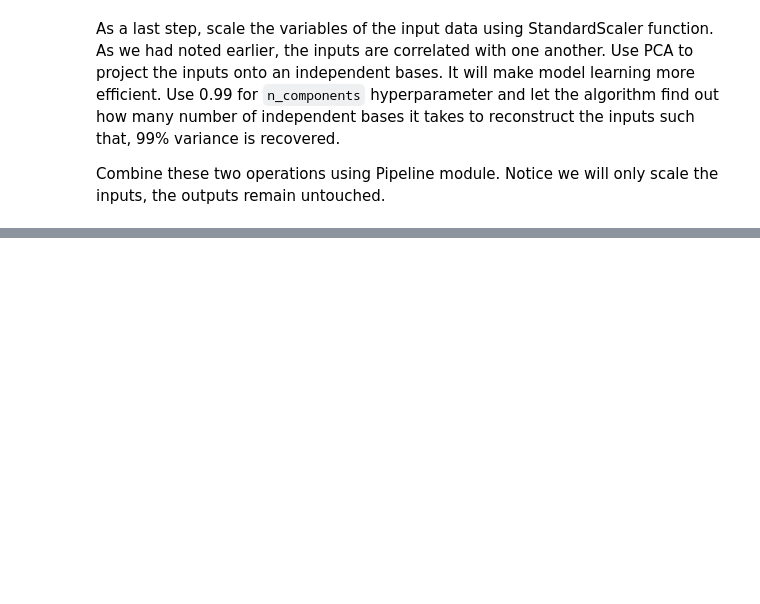
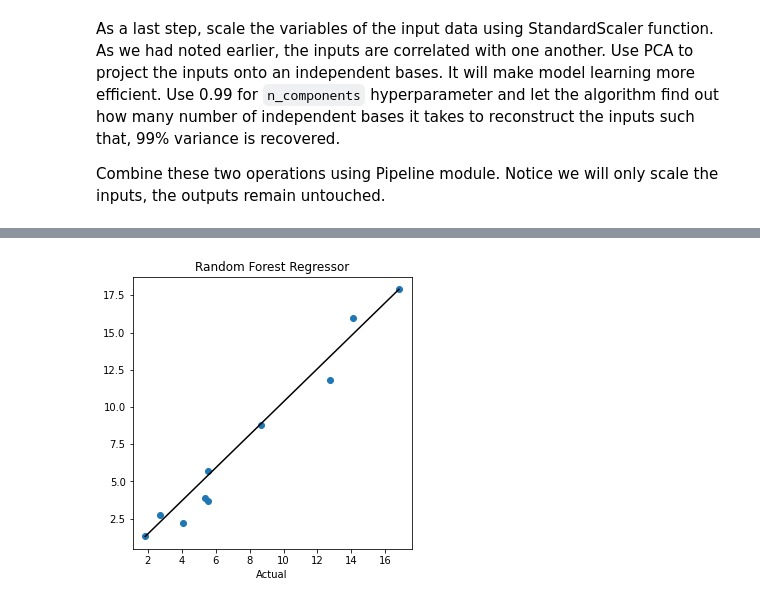
Before and after one commit to jamesleocodes/cheminformatics_projects, a Jupyter notebook: phy_chem_protein_tertiary/protein.ipynb, the cells around one changed output, grey strips where cells are left out. Drawn from its saved outputs; the diff is of its cells as text; code cells hidden in the pictures; blank space fills up the shorter version.

```diff
--- a/phy_chem_protein_tertiary/protein.ipynb
+++ b/phy_chem_protein_tertiary/protein.ipynb
@@ -198,0 +236,4 @@ x_train_scaled = pipeline.fit_transform(x_train)
+# %%
+plot_results(x_selected, y_selected, forest_reg, "Random Forest Regressor")
+# %% [output]
+[figure, added]
```
Also changed, not shown: parts of 19 cells of this notebook.
